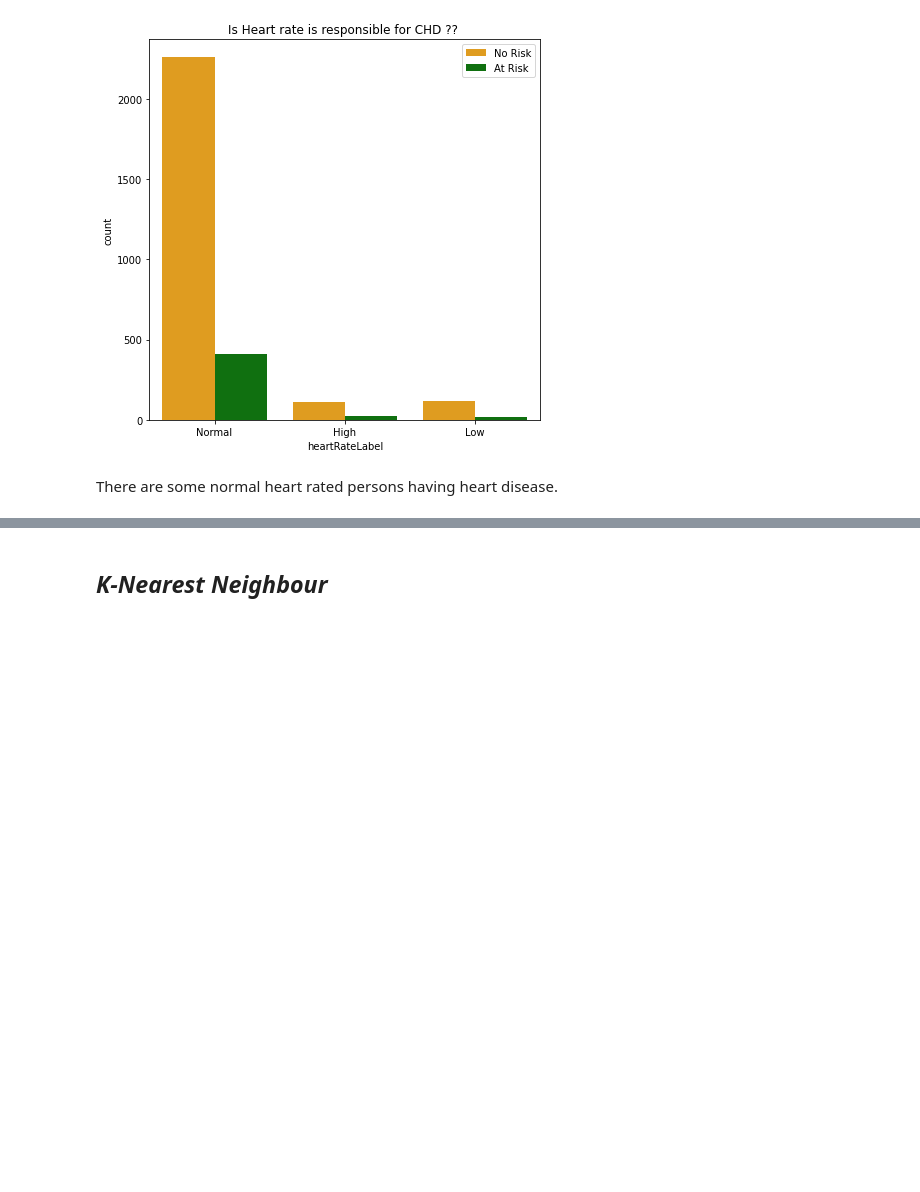
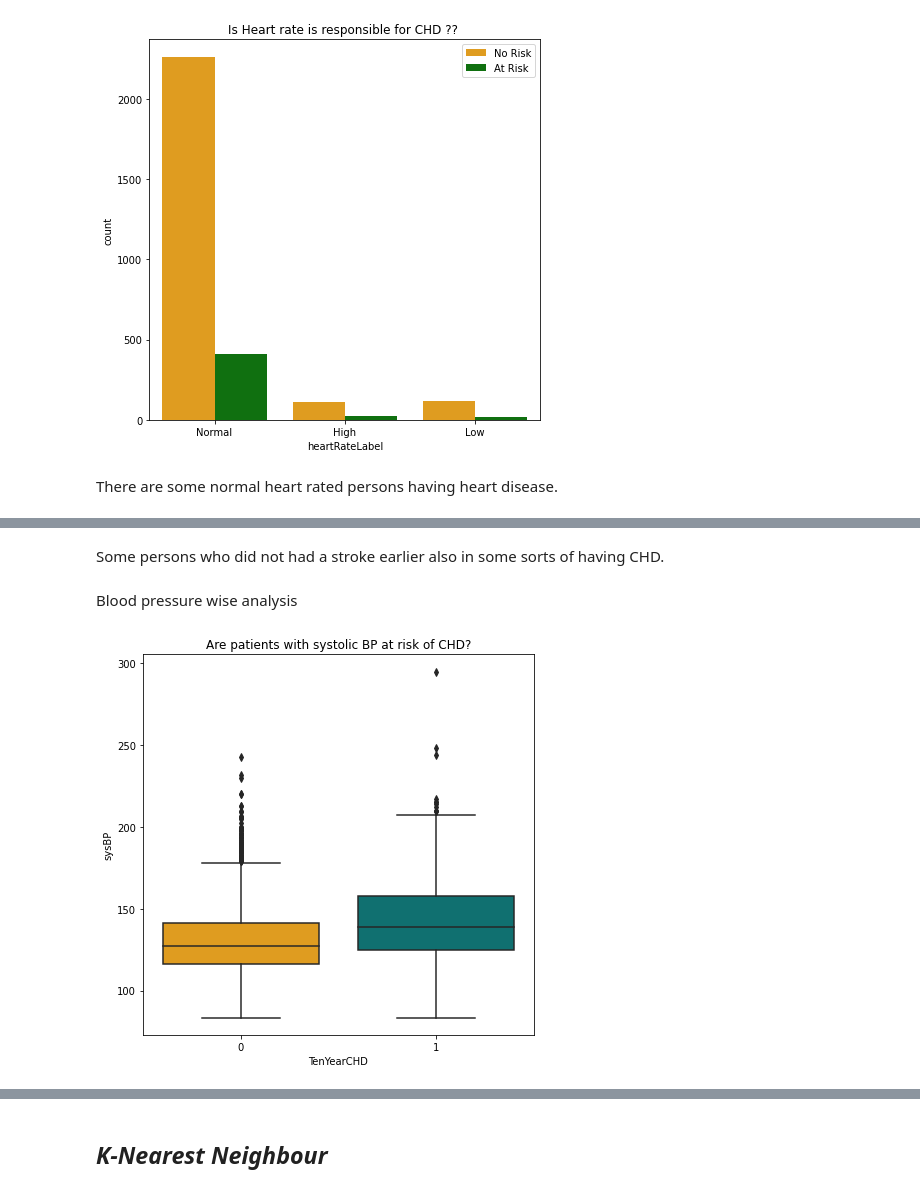
Before and after one commit to jogapritam/Cardiovascular-Risk-Prediction, a Jupyter notebook: Cardiovascular_Risk_Prediction_Jogapritam_Sahu.ipynb, the cells around one changed output, grey strips where cells are left out. Drawn from its saved outputs; the diff is of its cells as text; code cells hidden in the pictures; blank space fills up the shorter version.

```diff
--- a/Cardiovascular_Risk_Prediction_Jogapritam_Sahu.ipynb
+++ b/Cardiovascular_Risk_Prediction_Jogapritam_Sahu.ipynb
@@ -329,0 +343,11 @@ There are some normal heart rated persons having heart disease.
+# %% [markdown]
+Some persons who did not had a stroke earlier also in some sorts of having CHD.
+# %% [markdown]
+Blood pressure wise analysis
+# %%
+plt.figure(figsize = (7,7))
+sns.boxplot(df['TenYearCHD'], df['sysBP'], palette = my_palette)
+plt.title("Are patients with systolic BP at risk of CHD?")
+plt.show()
+# %% [output]
+[figure, added]
```
Also changed, not shown: parts of 16 cells of this notebook.
